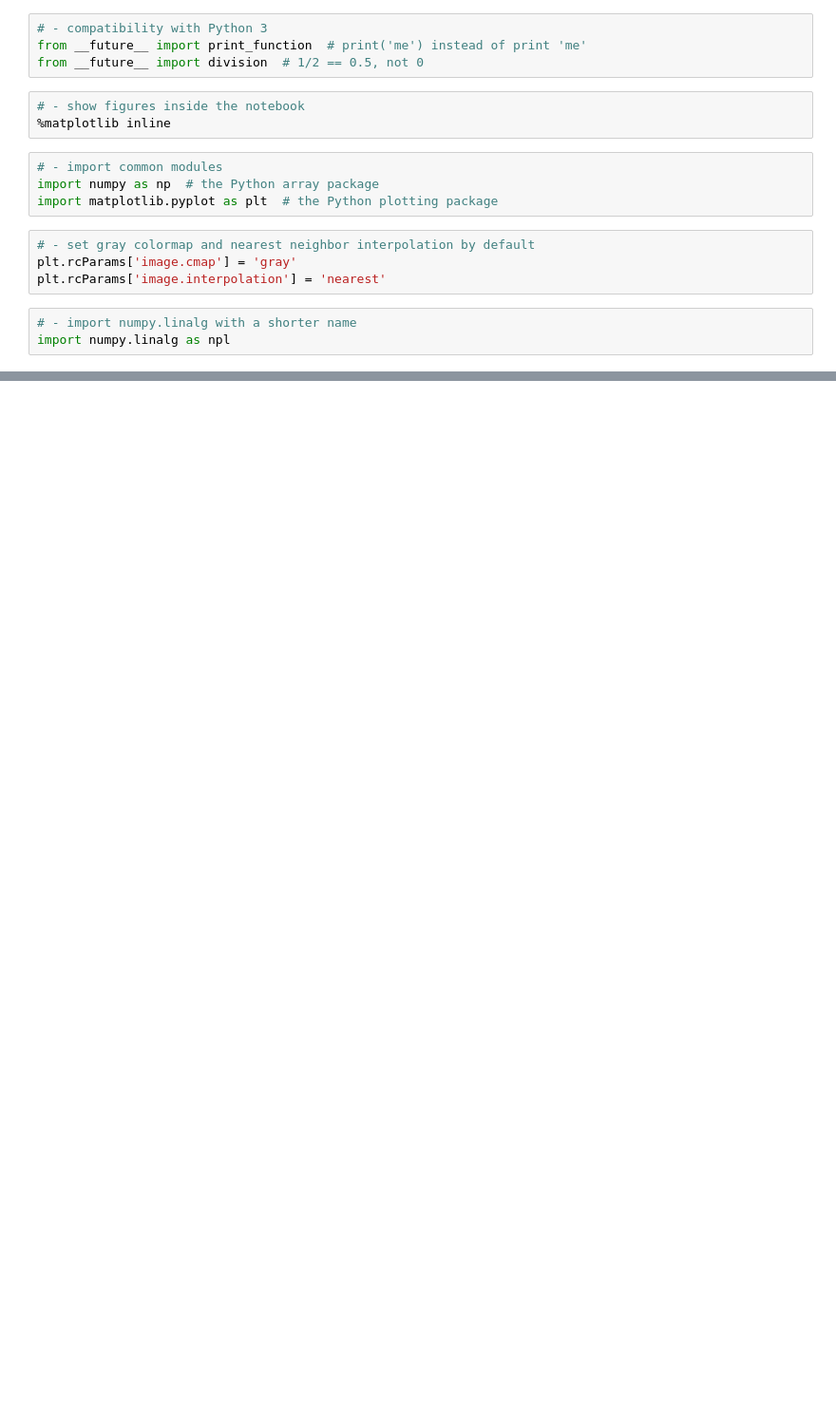
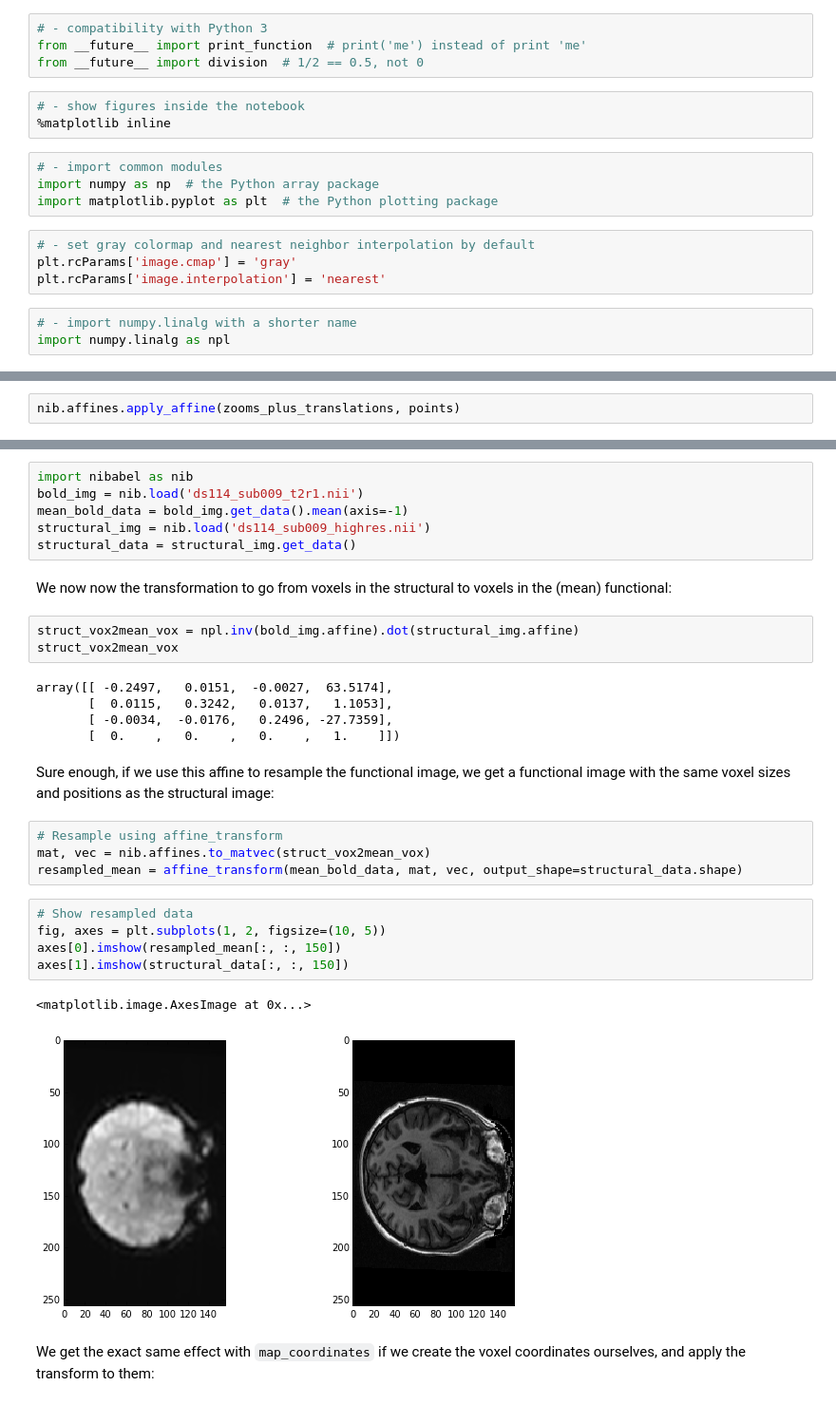
Before and after one commit to practical-neuroimaging/pna2015, a Jupyter notebook: day11/day11_introduction.ipynb, the cells around one changed output, grey strips where cells are left out. Shown at 95% size. Drawn from its saved outputs; the diff is of its cells as text; blank space fills up the shorter version.

```diff
--- a/day11/day11_introduction.ipynb
+++ b/day11/day11_introduction.ipynb
@@ -34,0 +405,2 @@ order=1 for resampling.
+# %%
+nib.affines.apply_affine(zooms_plus_translations, points)
@@ -34,0 +454,32 @@ order=1 for resampling.
+# %%
+import nibabel as nib
+bold_img = nib.load('ds114_sub009_t2r1.nii')
+mean_bold_data = bold_img.get_data().mean(axis=-1)
+structural_img = nib.load('ds114_sub009_highres.nii')
+structural_data = structural_img.get_data()
+# %% [markdown]
+We now now the transformation to go from voxels in the structural to voxels in the (mean) functional:
+# %%
+struct_vox2mean_vox = npl.inv(bold_img.affine).dot(structural_img.affine)
+struct_vox2mean_vox
+# %% [output]
+array([[ -0.2497,   0.0151,  -0.0027,  63.5174],
+       [  0.0115,   0.3242,   0.0137,   1.1053],
+       [ -0.0034,  -0.0176,   0.2496, -27.7359],
+       [  0.    ,   0.    ,   0.    ,   1.    ]])
+# %% [markdown]
+Sure enough, if we use this affine to resample the functional image, we get a functional image with the same voxel sizes and positions as the structural image:
+# %%
+# Resample using affine_transform
+mat, vec = nib.affines.to_matvec(struct_vox2mean_vox)
+resampled_mean = affine_transform(mean_bold_data, mat, vec, output_shape=structural_data.shape)
+# %%
+# Show resampled data
+fig, axes = plt.subplots(1, 2, figsize=(10, 5))
+axes[0].imshow(resampled_mean[:, :, 150])
+axes[1].imshow(structural_data[:, :, 150])
+# %% [output]
+<matplotlib.image.AxesImage at 0x...>
+[figure, added]
+# %% [markdown]
+We get the exact same effect with `map_coordinates` if we create the voxel coordinates ourselves, and apply the transform to them:
```
Also changed, not shown: parts of 102 cells of this notebook, 1 other file.
